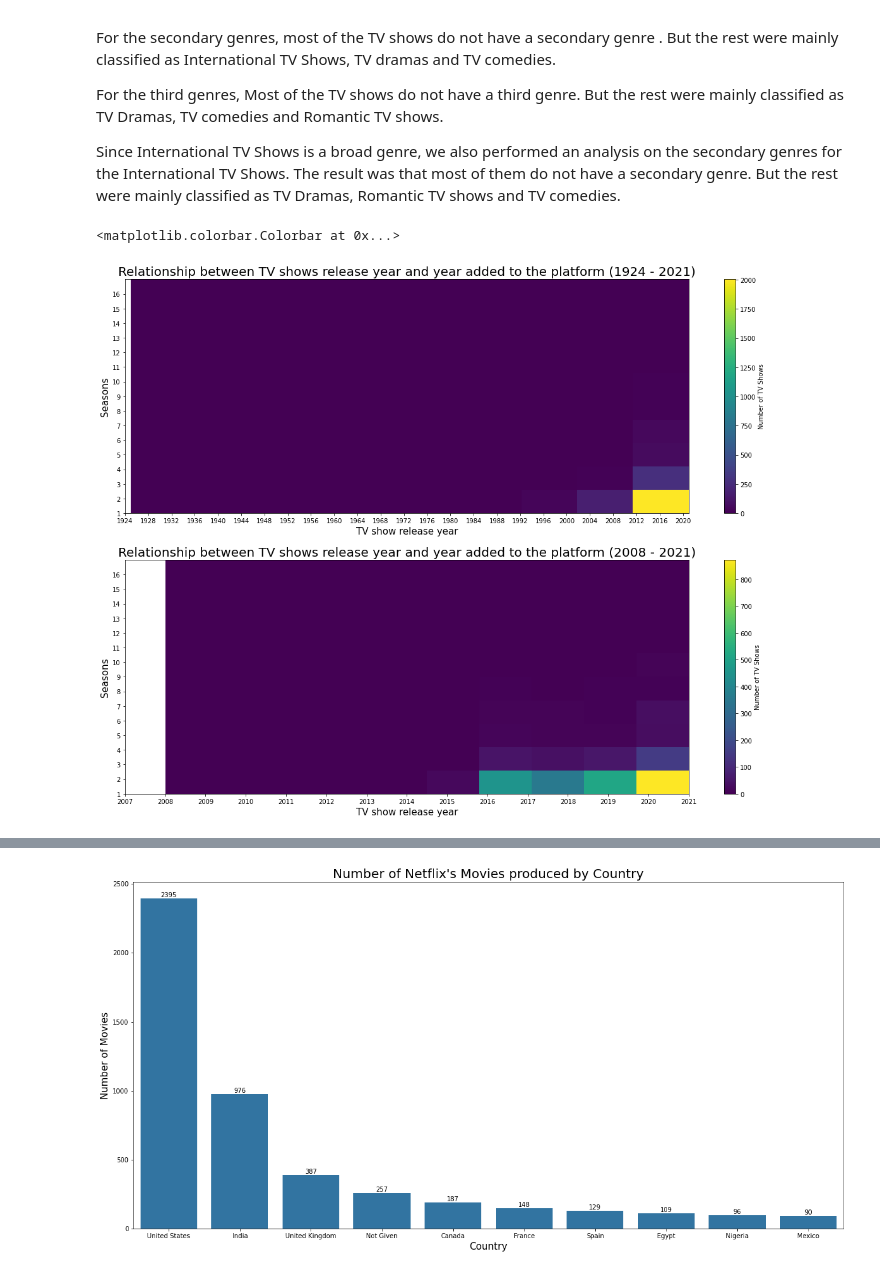
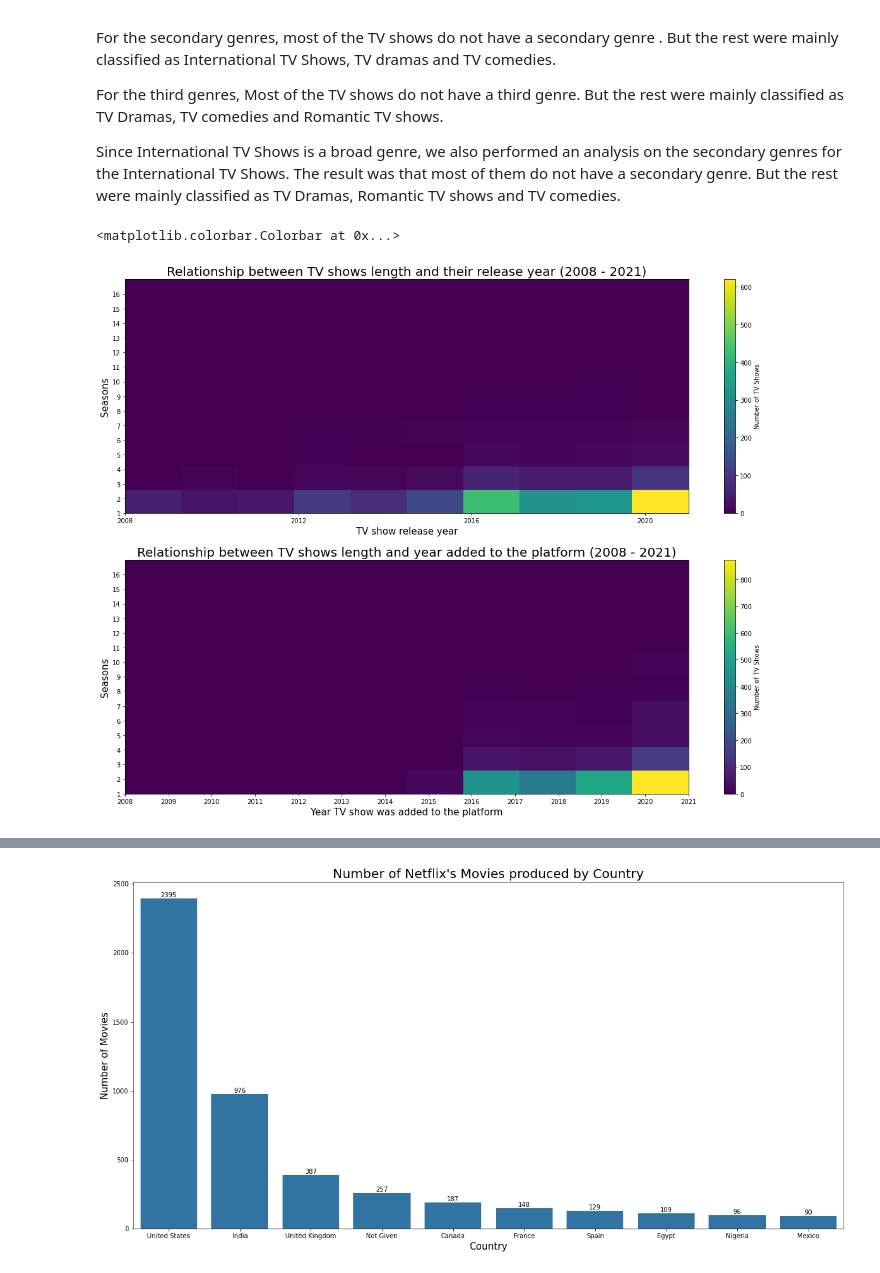
Before and after one commit to Mannygcg/Netflix-Data--Cleaning--Analysis-and-Visualisation, a Jupyter notebook: Netflix_Data_Wrangling_and_Visualisation.ipynb, the cells around one changed output, grey strips where cells are left out. Cells and saved outputs as stored; diff of their text form; code cells hidden in the pictures.

Commit message:
Visualisation Comments
Missing final report

```diff
--- a/Netflix_Data_Wrangling_and_Visualisation.ipynb
+++ b/Netflix_Data_Wrangling_and_Visualisation.ipynb
@@ -515,25 +517,27 @@ Since International TV Shows is a broad genre, we also performed an analysis on
 # %%
 #In this section we would see the relationship between Netflix adding TV show to their catalog and their respective release date
 plt.figure(figsize=[20,15])
 plt.subplot(2,1,1)
-tv_rd = plt.hist2d(data=df_tv,x='release_year',y='duration_seasons')
-plt.xticks(np.arange(1924,2022,4));
+da_f = df_tv.release_year>2007
+df_tv_f = df_tv[da_f]
+tv_rd = plt.hist2d(data=df_tv_f,x='release_year',y='duration_seasons')
+plt.xticks(np.arange(2008,2022,4));
 plt.yticks(np.arange(1,17,1));
 plt.xlabel('TV show release year',fontsize = 15)
 plt.ylabel('Seasons',fontsize = 15)
-plt.title("Relationship between TV shows release year and year added to the platform (1924 - 2021)",fontsize = 20)
+plt.title("Relationship between TV shows length and their release year (2008 - 2021)",fontsize = 20)
 plt.colorbar(label = 'Number of TV Shows')
 
 plt.subplot(2,1,2)
 da_f = df_tv.date_added.dt.year>2007
 df_tv_f = df_tv[da_f]
 tv_rd1 = plt.hist2d(data=df_tv_f,x=df_tv_f.date_added.dt.year,y='duration_seasons')
-plt.xticks(np.arange(2007,2022,1));
+plt.xticks(np.arange(2008,2022,1));
 plt.yticks(np.arange(1,17,1));
-plt.xlabel('TV show release year',fontsize = 15)
+plt.xlabel('Year TV show was added to the platform',fontsize = 15)
 plt.ylabel('Seasons',fontsize = 15)
-plt.title("Relationship between TV shows release year and year added to the platform (2008 - 2021)",fontsize = 20)
+plt.title("Relationship between TV shows length and year added to the platform (2008 - 2021)",fontsize = 20)
 plt.colorbar(label = 'Number of TV Shows')
 # %% [output]
 <matplotlib.colorbar.Colorbar at 0x...>
-[figure, old version]
+[figure, new version]
```
Also changed, not shown: parts of 18 cells of this notebook.
